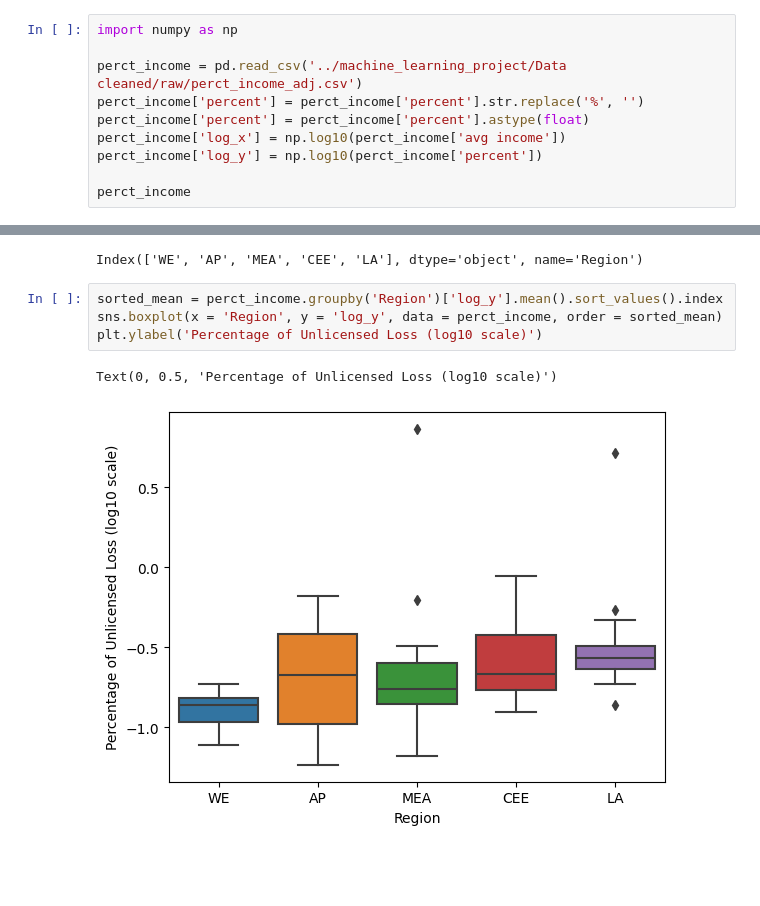
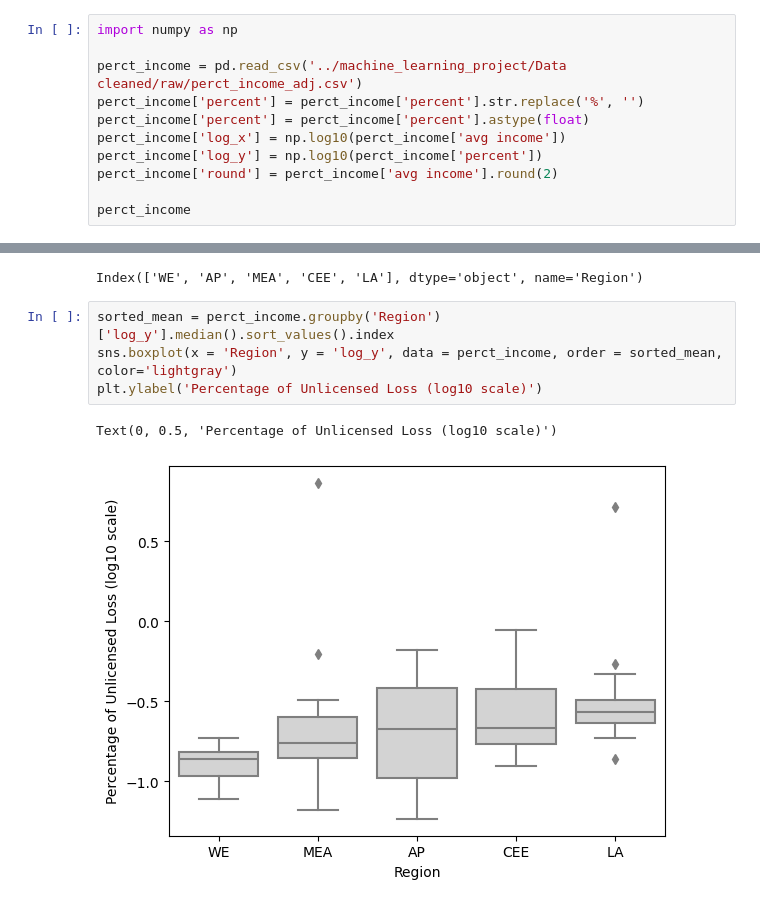
Before and after one commit to purachai-phonwisut/machine_learning_project, a Jupyter notebook: Bank.ipynb, the cells around one changed output, grey strips where cells are left out. Drawn from its saved outputs; the diff is of its cells as text; blank space fills up the shorter version.

```diff
--- a/Bank.ipynb
+++ b/Bank.ipynb
@@ -266,6 +266,7 @@ perct_income['percent'] = perct_income['percent'].str.replace('%', '')
 perct_income['percent'] = perct_income['percent'].astype(float)
 perct_income['log_x'] = np.log10(perct_income['avg income'])
 perct_income['log_y'] = np.log10(perct_income['percent'])
+perct_income['round'] = perct_income['avg income'].round(2)
 
 perct_income
 # %% [output]
@@ -312,9 +340,9 @@ sorted_mean
 # %% [output]
 Index(['WE', 'AP', 'MEA', 'CEE', 'LA'], dtype='object', name='Region')
 # %%
-sorted_mean = perct_income.groupby('Region')['log_y'].mean().sort_values().index
-sns.boxplot(x = 'Region', y = 'log_y', data = perct_income, order = sorted_mean)
+sorted_mean = perct_income.groupby('Region')['log_y'].median().sort_values().index
+sns.boxplot(x = 'Region', y = 'log_y', data = perct_income, order = sorted_mean, color='lightgray')
 plt.ylabel('Percentage of Unlicensed Loss (log10 scale)')
 # %% [output]
 Text(0, 0.5, 'Percentage of Unlicensed Loss (log10 scale)')
-[figure, old version]
+[figure, new version]
```
Also changed, not shown: parts of 3 cells of this notebook.
